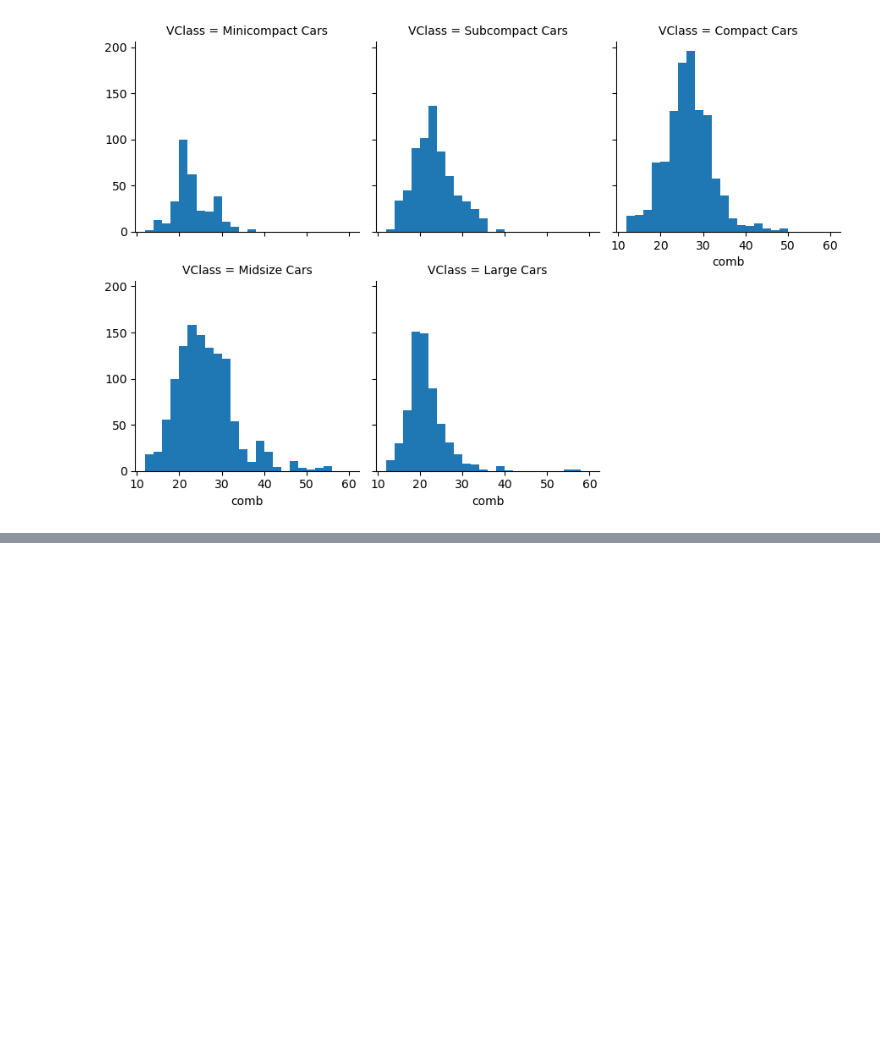
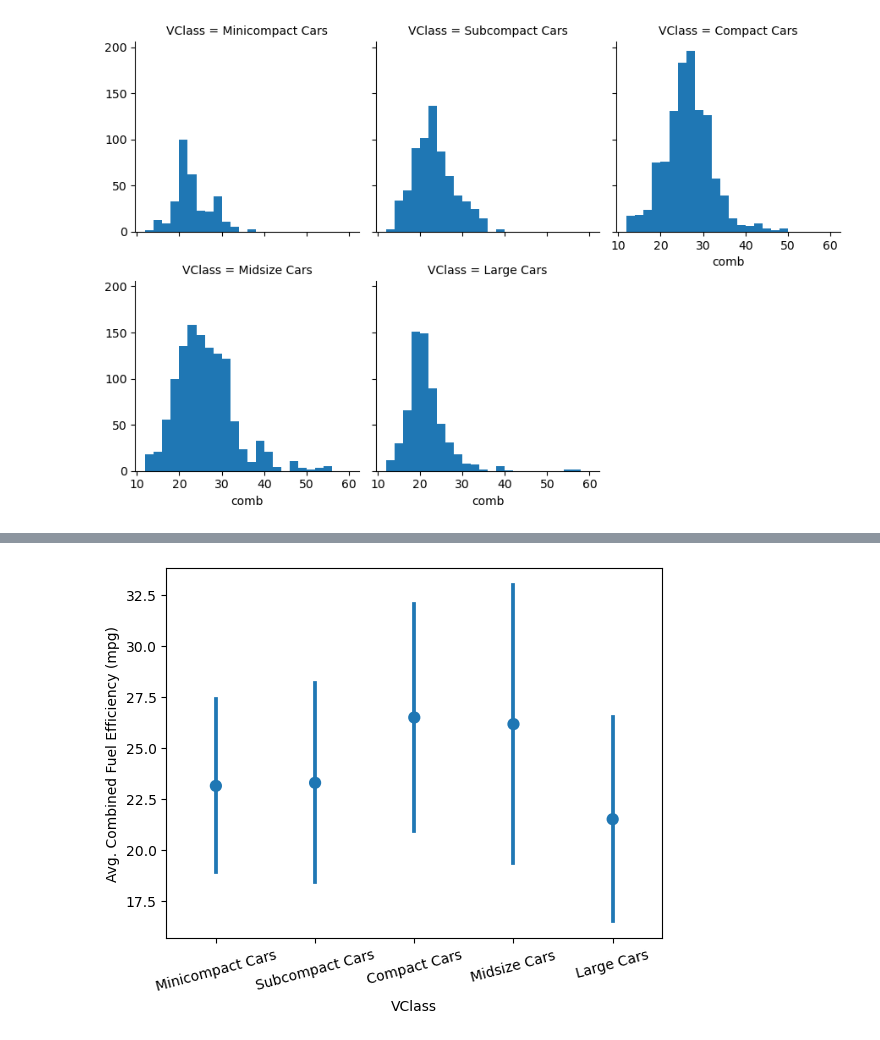
Before and after one commit to Nihal-Awad/Matplot-Seaborn-Practice, a Jupyter notebook: Visualization.ipynb, the cells around one changed output, grey strips where cells are left out. Cells and saved outputs as stored; diff of their text form; code cells hidden in the pictures; blank space fills up the shorter version.

```diff
--- a/Visualization.ipynb
+++ b/Visualization.ipynb
@@ -416,0 +429,6 @@ g.map(plt.hist, 'comb', bins = bins)
+# %%
+sns.pointplot(data = fuel_econ, x = 'VClass', y = 'comb', errorbar='sd', linestyles = "");
+plt.xticks(rotation = 15);
+plt.ylabel('Avg. Combined Fuel Efficiency (mpg)');
+# %% [output]
+[figure, added]
```
Also changed, not shown: parts of 2 cells of this notebook.
